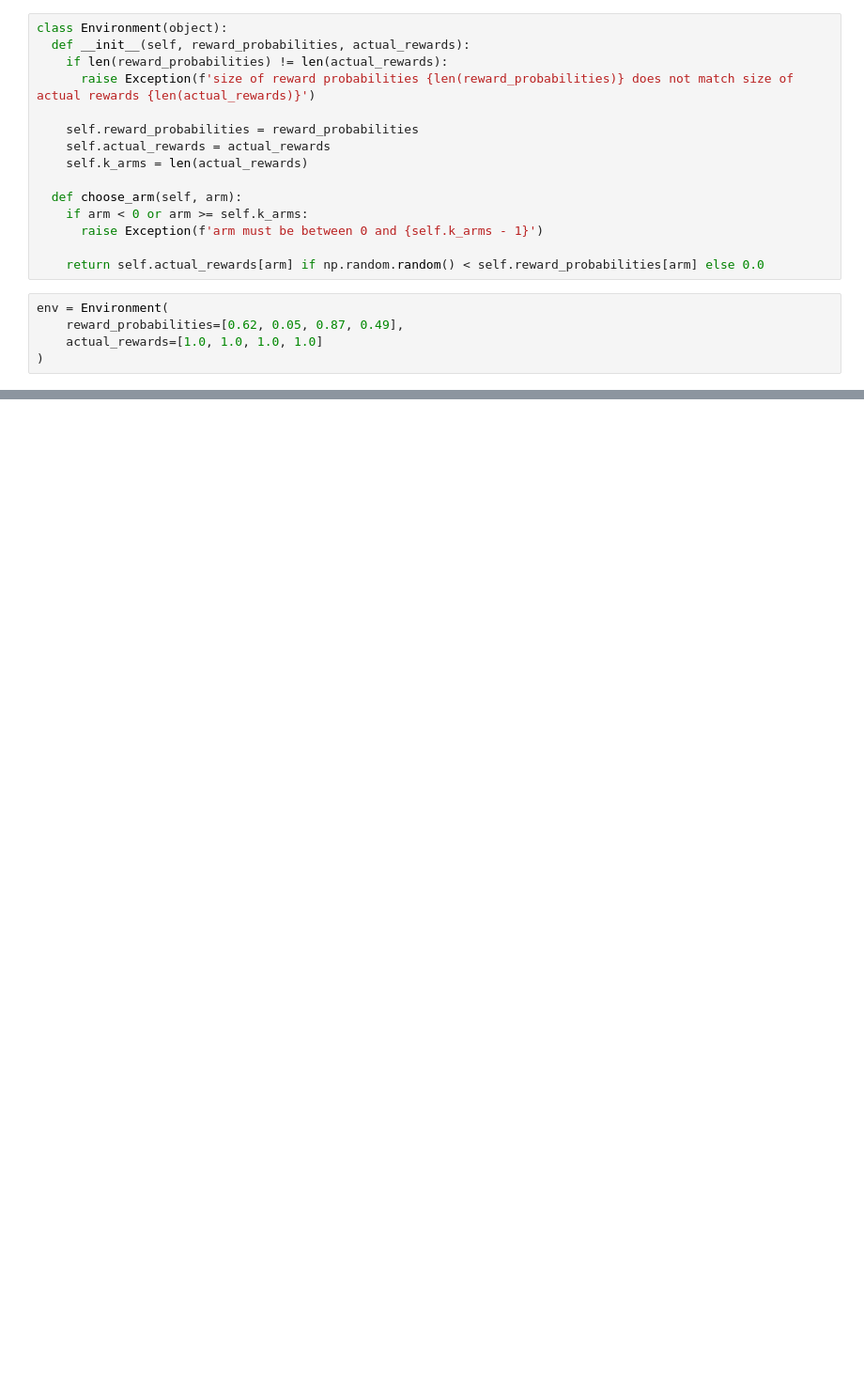
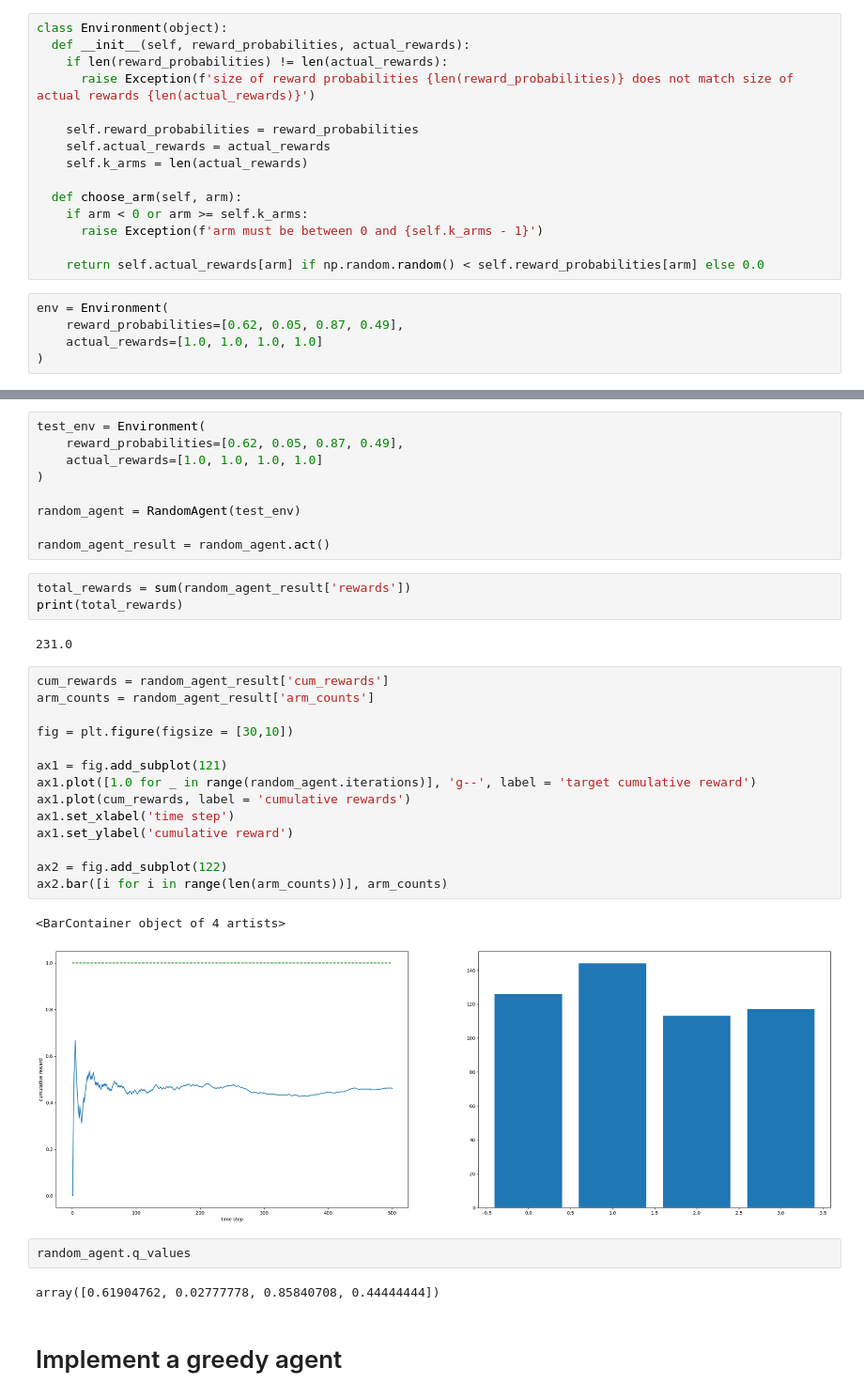
Before and after one commit to ferrari-leo/training, a Jupyter notebook: practical_mab/mab_implementations.ipynb, the cells around one changed output, grey strips where cells are left out. Shown at 94% size. Drawn from its saved outputs; the diff is of its cells as text; blank space fills up the shorter version.

```diff
--- a/practical_mab/mab_implementations.ipynb
+++ b/practical_mab/mab_implementations.ipynb
@@ -28,0 +76,37 @@ env = Environment(
+# %%
+test_env = Environment(
+    reward_probabilities=[0.62, 0.05, 0.87, 0.49],
+    actual_rewards=[1.0, 1.0, 1.0, 1.0]
+)
+
+random_agent = RandomAgent(test_env)
+
+random_agent_result = random_agent.act()
+# %%
+total_rewards = sum(random_agent_result['rewards'])
+print(total_rewards)
+# %% [output]
+231.0
+# %%
+cum_rewards = random_agent_result['cum_rewards']
+arm_counts = random_agent_result['arm_counts']
+
+fig = plt.figure(figsize = [30,10])
+
+ax1 = fig.add_subplot(121)
+ax1.plot([1.0 for _ in range(random_agent.iterations)], 'g--', label = 'target cumulative reward')
+ax1.plot(cum_rewards, label = 'cumulative rewards')
+ax1.set_xlabel('time step')
+ax1.set_ylabel('cumulative reward')
+
+ax2 = fig.add_subplot(122)
+ax2.bar([i for i in range(len(arm_counts))], arm_counts)
+# %% [output]
+<BarContainer object of 4 artists>
+[figure, added]
+# %%
+random_agent.q_values
+# %% [output]
+array([0.61904762, 0.02777778, 0.85840708, 0.44444444])
+# %% [markdown]
+# Implement a greedy agent
```
Also changed, not shown: parts of 19 cells of this notebook.
